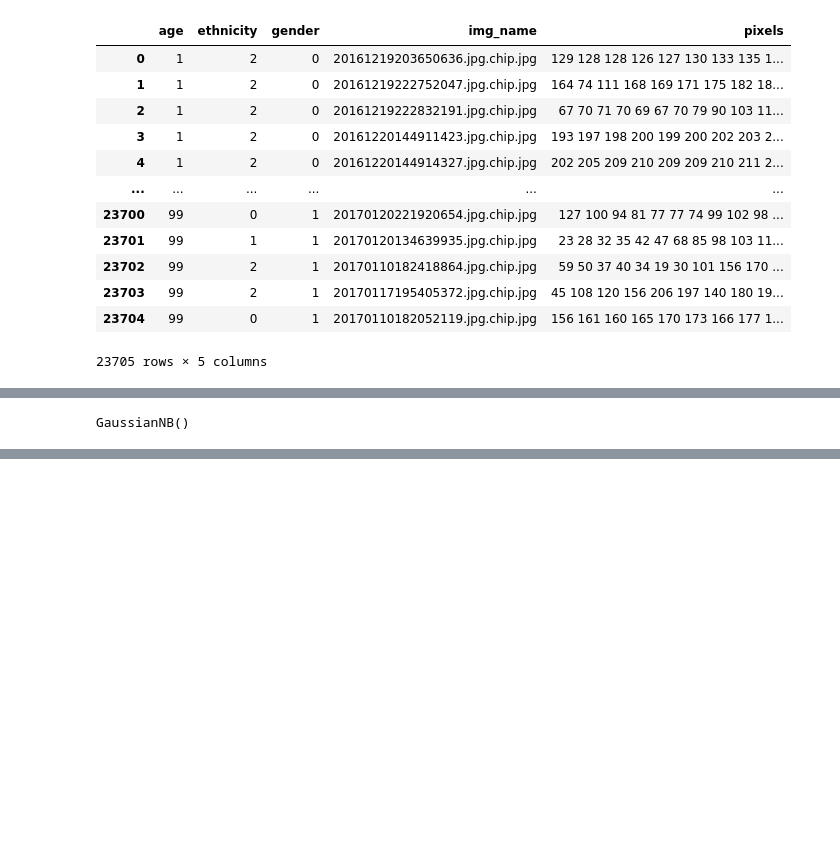
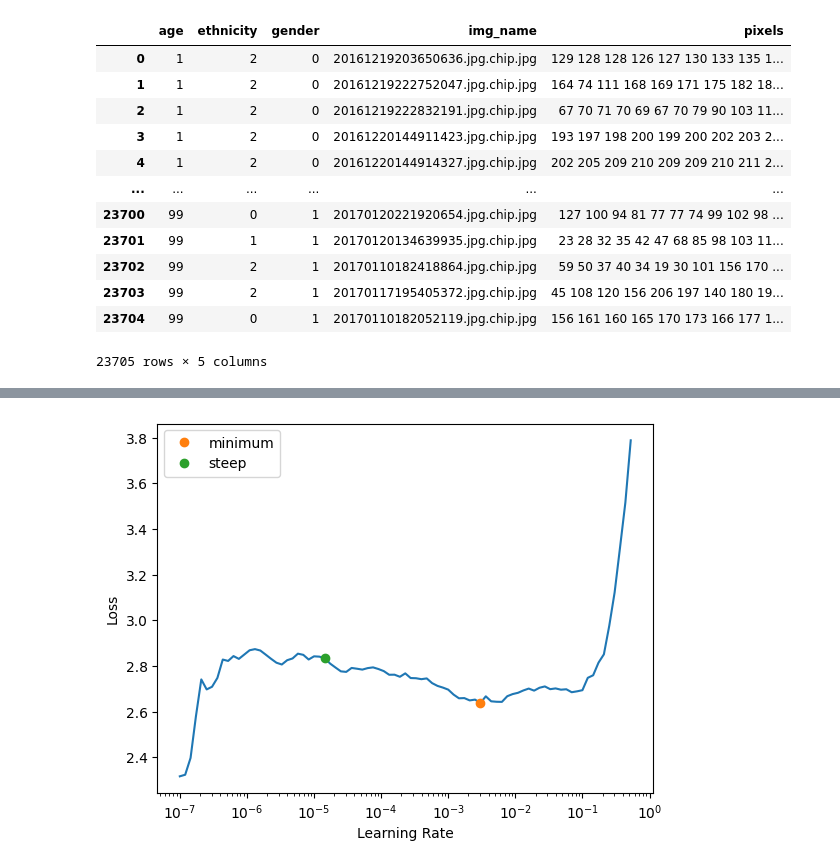
Before and after one commit to Jordan99990/Racial-Recognition, a Jupyter notebook: fastai_model_v3.ipynb, the cells around one changed output, grey strips where cells are left out. Drawn from its saved outputs; the diff is of its cells as text; code cells hidden in the pictures; blank space fills up the shorter version.

Commit message:
model changes

```diff
--- a/fastai_model_v3.ipynb
+++ b/fastai_model_v3.ipynb
@@ -46,7 +40,10 @@ dblock = DataBlock(
     get_y=ColReader('ethnicity'),
     splitter=RandomSplitter(valid_pct=0.2),
     item_tfms=Resize(224),
-    batch_tfms=[*aug_transforms(mult=2.), Normalize.from_stats(*imagenet_stats)]
+    batch_tfms=[
+        *aug_transforms(mult=1.5, flip_vert=False, max_rotate=10.0, max_zoom=1.1, max_lighting=0.1, max_warp=0.1),
+        Normalize.from_stats(*imagenet_stats)
+    ]
 )
 # %%
 dataloaders = dblock.dataloaders(train_df, bs=32)
@@ -83,5 +50,5 @@ valid_features = scaler.transform(valid_features)
-# %%
-nb_model = GaussianNB()
-nb_model.fit(train_features, train_df['ethnicity'])
-# %% [output]
-GaussianNB()
+# %%
+learn = vision_learner(dataloaders, resnet50, metrics=[accuracy, F1Score(average='macro')])
+
+lr_min, lr_steep = learn.lr_find(suggest_funcs=(minimum, steep))
+# %% [output]
@@ -87,0 +56 @@ GaussianNB()
+[figure, added]
```
Also changed, not shown: parts of 12 cells of this notebook, 1 other file.
